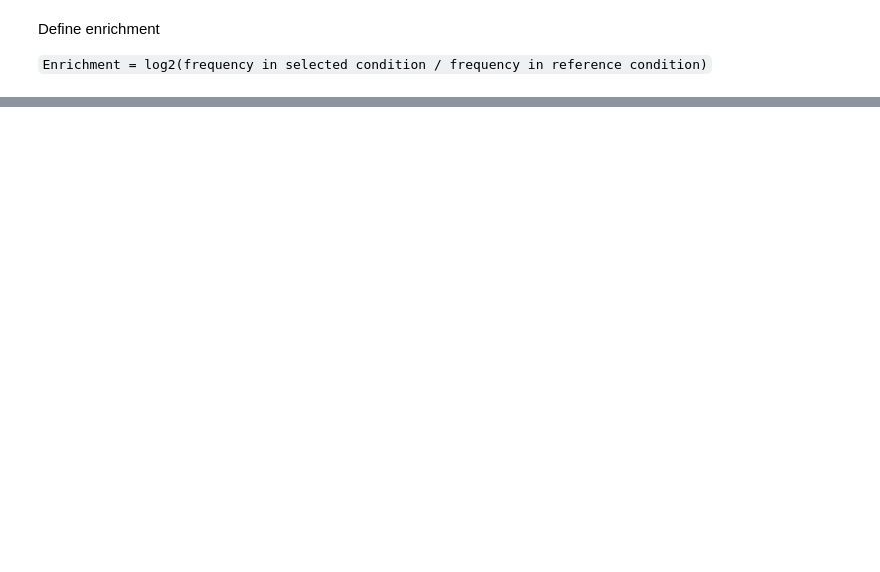
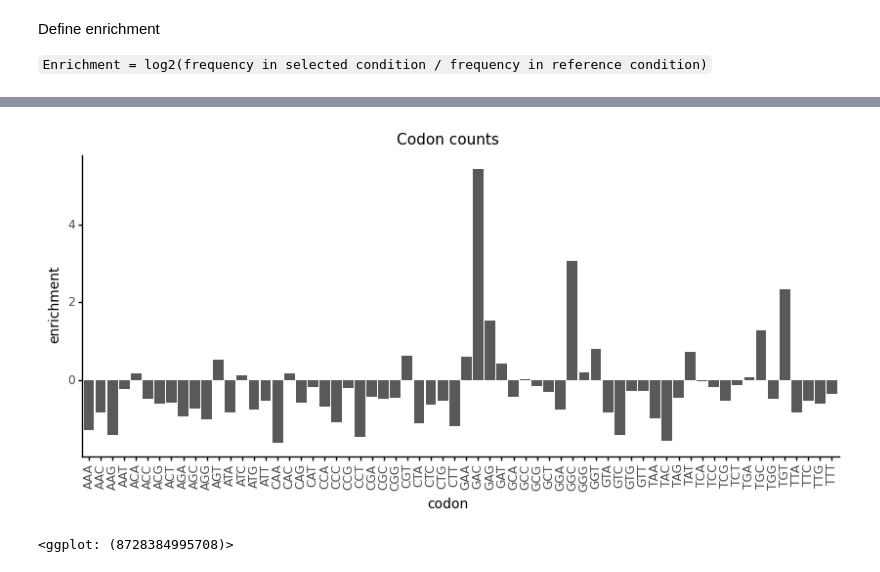
Before and after one commit to dbacsik/ns5_site734, a Jupyter notebook: codon_frequencies.py.ipynb, the cells around one changed output, grey strips where cells are left out. Cells and saved outputs as stored; diff of their text form; code cells hidden in the pictures; blank space fills up the shorter version.

```diff
--- a/codon_frequencies.py.ipynb
+++ b/codon_frequencies.py.ipynb
@@ -547,0 +600,22 @@ calculate_enrichment("WT_NS5_Sample","WT_NS5_Sample")
+# %%
+IFN_agonist_enrichment = calculate_enrichment("Mut_Rnd1_mCherry_pos","Mut_NS5_Sample")
+display(IFN_agonist_enrichment)
+# %%
+IFN_agonist_plot = (p9.ggplot(IFN_agonist_enrichment) +
+                p9.aes(x='codon',
+                       y='enrichment') +
+                p9.geom_bar(stat='identity') +
+                p9.ggtitle('Codon counts') +
+                p9.labs(x='codon',
+                        y='enrichment') +
+                p9.theme(figure_size=(10, 4),
+                         plot_title=p9.element_text(size=11),
+                         axis_title=p9.element_text(size=10),
+                         axis_text_x=p9.element_text(rotation=90),
+                         strip_text_y=p9.element_text(angle = 0))
+               )
+
+display(IFN_agonist_plot)
+# %% [output]
+[figure, added]
+<ggplot: (8728384995708)>
```
Also changed, not shown: parts of 22 cells of this notebook.
